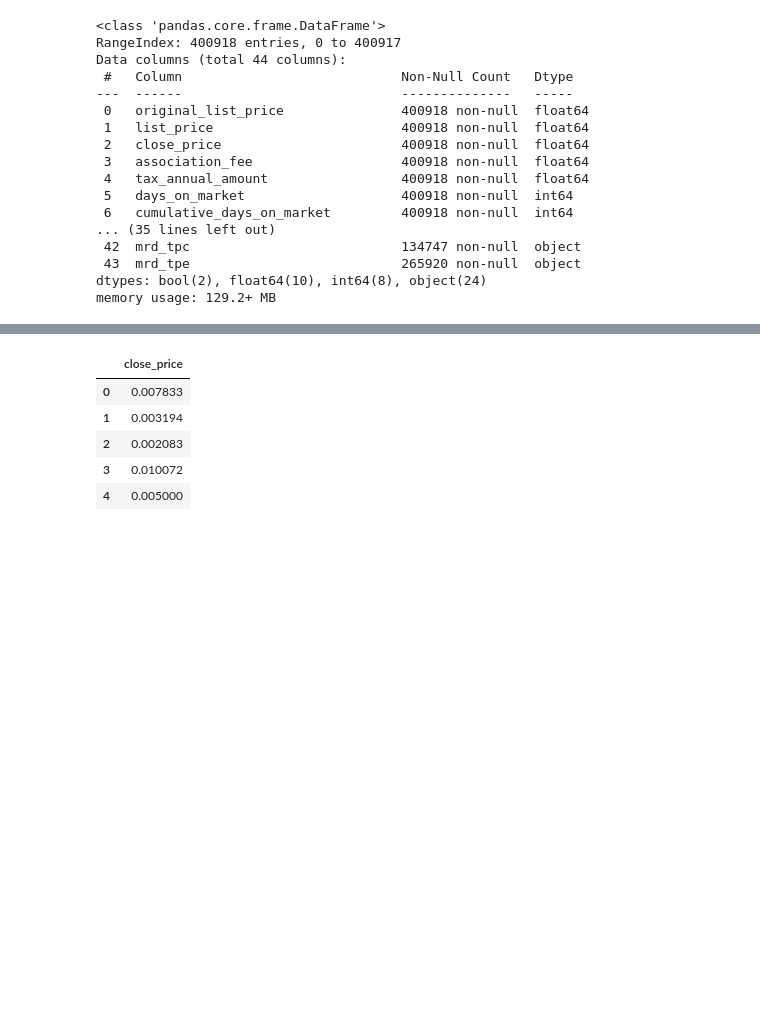
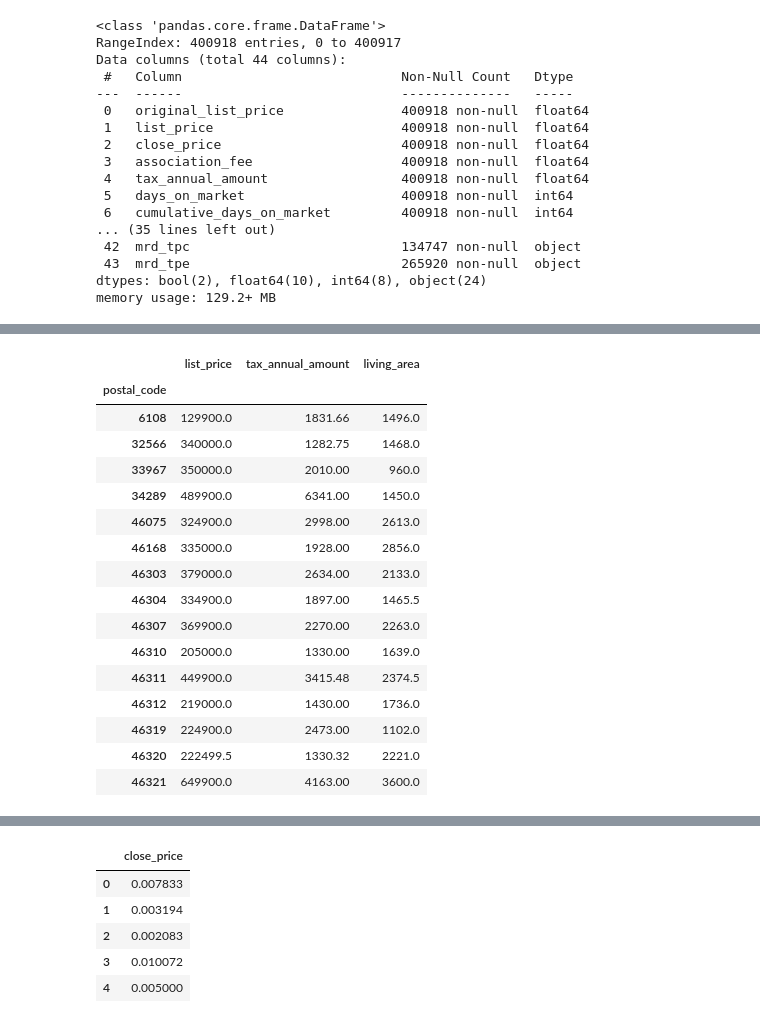
Before and after one commit to Bkukov/real_estate_modeling, a Jupyter notebook: xgb_housing.ipynb, the cells around one changed output, grey strips where cells are left out. Drawn from its saved outputs; the diff is of its cells as text; code cells hidden in the pictures; blank space fills up the shorter version.

```diff
--- a/xgb_housing.ipynb
+++ b/xgb_housing.ipynb
@@ -399,7 +399,7 @@ class DataPreprocess:
 # %%
 y = df[['close_price']]
 X = df.drop('close_price',axis=1)
-X_train, X_test, y_train, y_test = train_test_split(X, y, test_size=0.33, random_state=42)
+X_train, X_test, y_train, y_test = train_test_split(X, y, test_size=0.15, random_state=42)
 X_train = X_train.reset_index(drop=True)
 X_test = X_test.reset_index(drop=True)
 y_train = y_train.reset_index(drop=True)
@@ -440,0 +452,20 @@ mrd_din has 7 unique categories.
+# %%
+X_train.groupby(X_train.postal_code)[['list_price','tax_annual_amount','living_area']].median().head(15)
+# %% [output]
+|  | list_price | tax_annual_amount | living_area |
+| postal_code |  |  |  |
+| 6108 | 129900.0 | 1831.66 | 1496.0 |
+| 32566 | 340000.0 | 1282.75 | 1468.0 |
+| 33967 | 350000.0 | 2010.00 | 960.0 |
+| 34289 | 489900.0 | 6341.00 | 1450.0 |
+| 46075 | 324900.0 | 2998.00 | 2613.0 |
+| 46168 | 335000.0 | 1928.00 | 2856.0 |
+| 46303 | 379000.0 | 2634.00 | 2133.0 |
+| 46304 | 334900.0 | 1897.00 | 1465.5 |
+| 46307 | 369900.0 | 2270.00 | 2263.0 |
+| 46310 | 205000.0 | 1330.00 | 1639.0 |
+| 46311 | 449900.0 | 3415.48 | 2374.5 |
+| 46312 | 219000.0 | 1430.00 | 1736.0 |
+| 46319 | 224900.0 | 2473.00 | 1102.0 |
+| 46320 | 222499.5 | 1330.32 | 2221.0 |
+| 46321 | 649900.0 | 4163.00 | 3600.0 |
```
Also changed, not shown: parts of 3 cells of this notebook.
